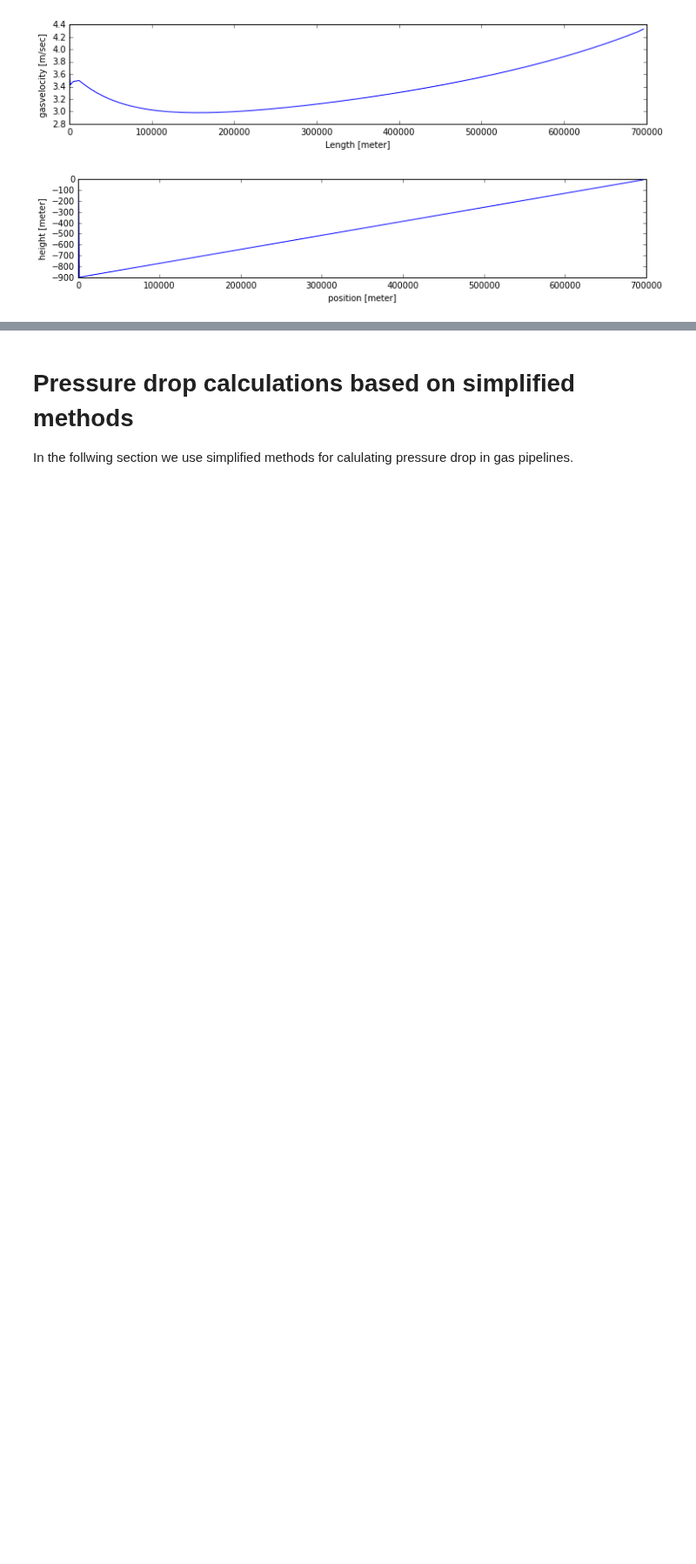
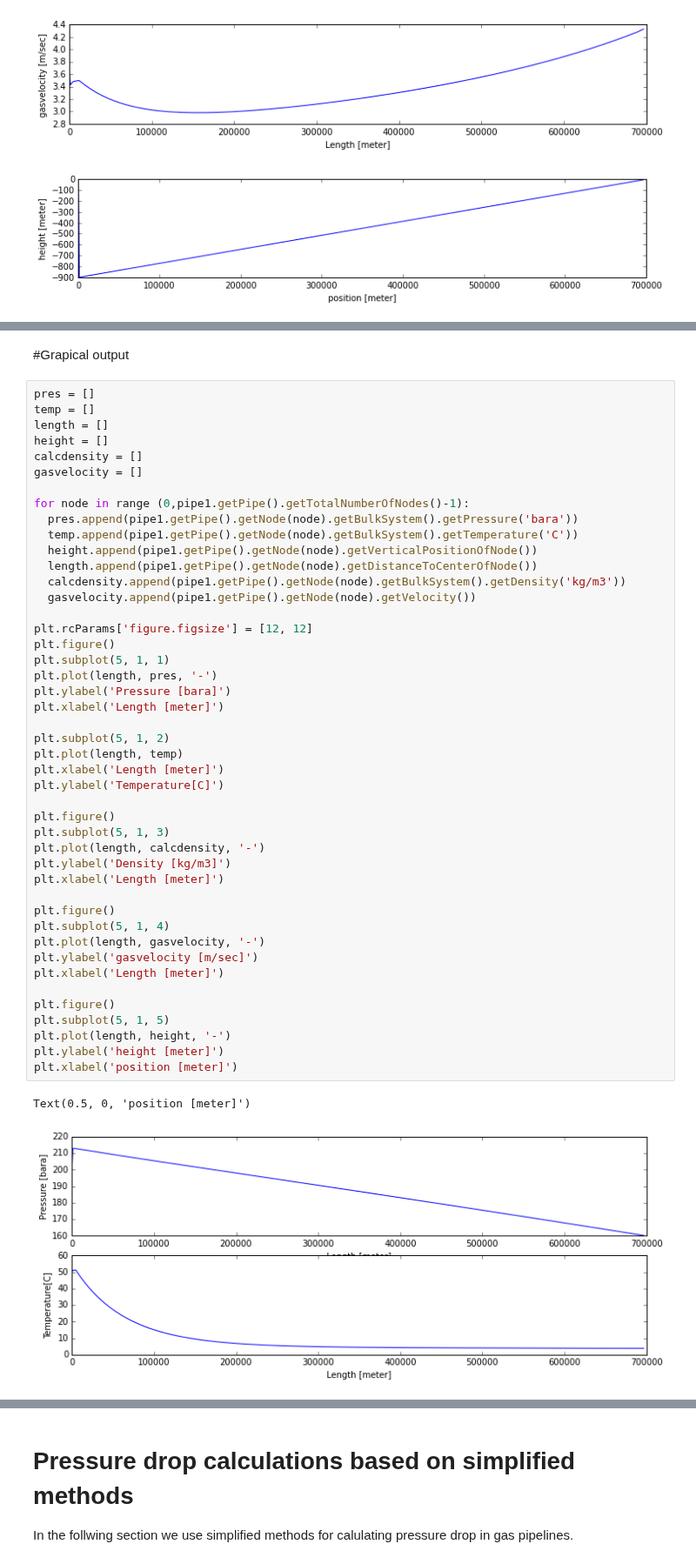
Before and after one commit to EvenSol/NeqSim-Colab, a Jupyter notebook: notebooks/fluidflow/gaspipeline.ipynb, the cells around one changed output, grey strips where cells are left out. Shown at 87% size. Saved outputs shown, nothing was run; the diff lists cells and outputs as text; blank space fills up the shorter version.

```diff
--- a/notebooks/fluidflow/gaspipeline.ipynb
+++ b/notebooks/fluidflow/gaspipeline.ipynb
@@ -125,0 +178,50 @@ Text(0.5, 0, 'position [meter]')
+# %% [markdown]
+#Grapical output
+# %%
+pres = []
+temp = []
+length = []
+height = []
+calcdensity = []
+gasvelocity = []
+
+for node in range (0,pipe1.getPipe().getTotalNumberOfNodes()-1):
+  pres.append(pipe1.getPipe().getNode(node).getBulkSystem().getPressure('bara'))
+  temp.append(pipe1.getPipe().getNode(node).getBulkSystem().getTemperature('C'))
+  height.append(pipe1.getPipe().getNode(node).getVerticalPositionOfNode())
+  length.append(pipe1.getPipe().getNode(node).getDistanceToCenterOfNode())
+  calcdensity.append(pipe1.getPipe().getNode(node).getBulkSystem().getDensity('kg/m3'))
+  gasvelocity.append(pipe1.getPipe().getNode(node).getVelocity())
+
+plt.rcParams['figure.figsize'] = [12, 12]
+plt.figure()
+plt.subplot(5, 1, 1)
+plt.plot(length, pres, '-')
+plt.ylabel('Pressure [bara]')
+plt.xlabel('Length [meter]')
+
+plt.subplot(5, 1, 2)
+plt.plot(length, temp)
+plt.xlabel('Length [meter]')
+plt.ylabel('Temperature[C]')
+
+plt.figure()
+plt.subplot(5, 1, 3)
+plt.plot(length, calcdensity, '-')
+plt.ylabel('Density [kg/m3]')
+plt.xlabel('Length [meter]')
+
+plt.figure()
+plt.subplot(5, 1, 4)
+plt.plot(length, gasvelocity, '-')
+plt.ylabel('gasvelocity [m/sec]')
+plt.xlabel('Length [meter]')
+
+plt.figure()
+plt.subplot(5, 1, 5)
+plt.plot(length, height, '-')
+plt.ylabel('height [meter]')
+plt.xlabel('position [meter]')
+# %% [output]
+Text(0.5, 0, 'position [meter]')
+[figure, added]
```
Also changed, not shown: parts of 3 cells of this notebook.
